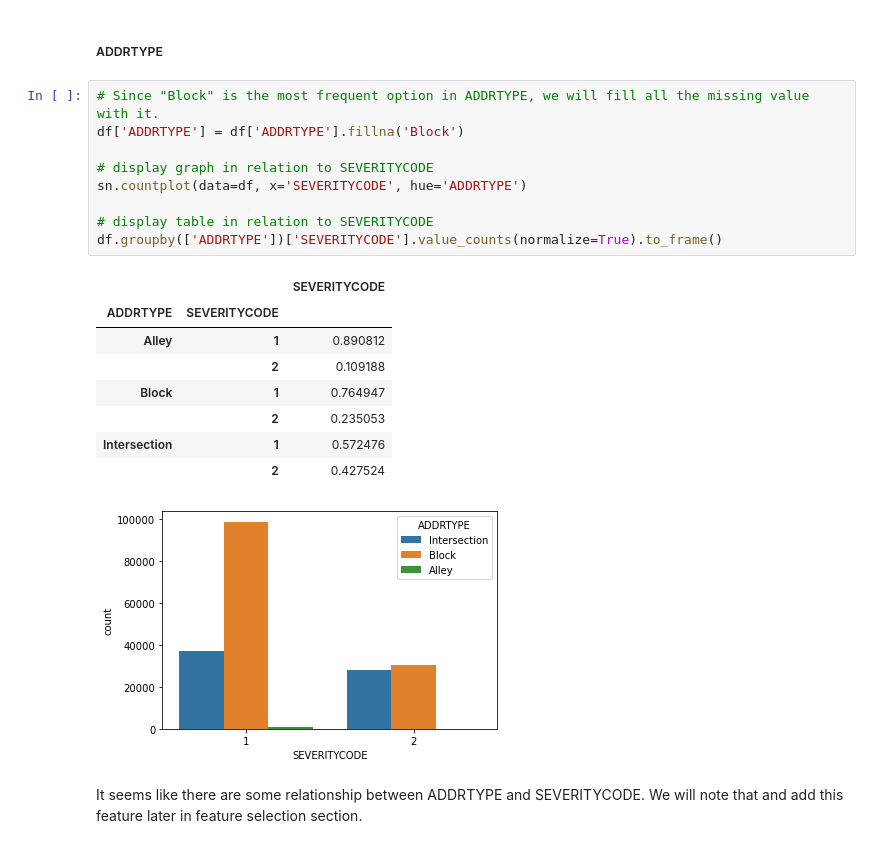
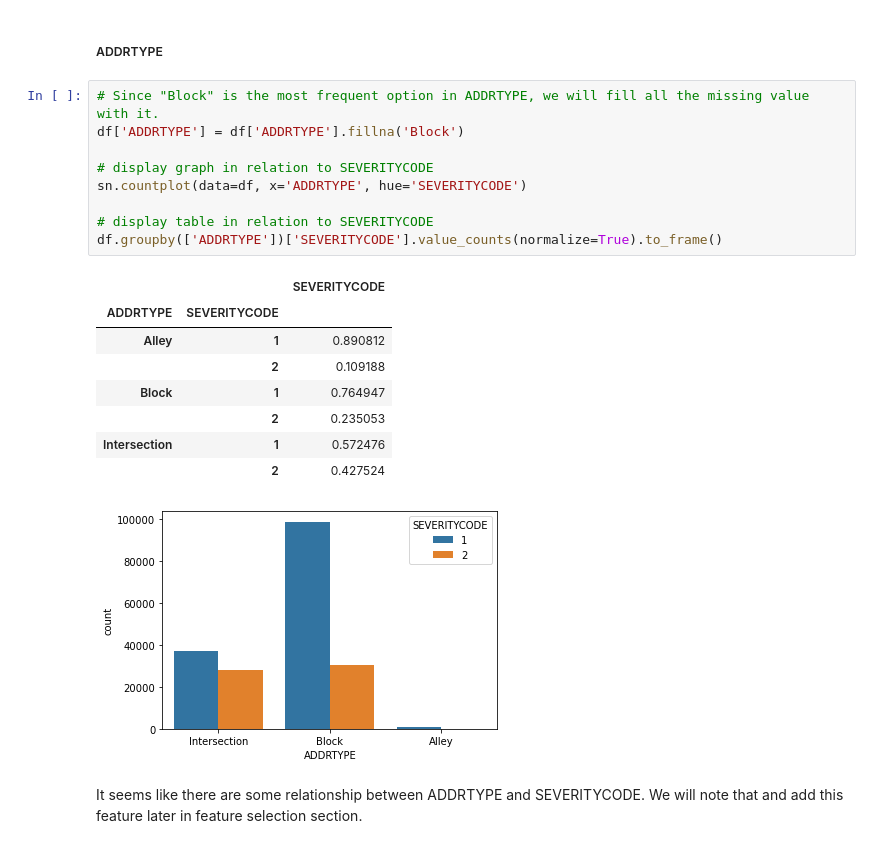
Before and after one commit to Yuanleoluo/Final_Project, a Jupyter notebook: capstoneProject.ipynb, the cells around one changed output. Drawn from its saved outputs; the diff is of its cells as text.

```diff
--- a/capstoneProject.ipynb
+++ b/capstoneProject.ipynb
@@ -213,22 +209,22 @@ fill in missing values with mean or most frequent value, combine features
 # %%
 # Since "Block" is the most frequent option in ADDRTYPE, we will fill all the missing value with it.
 df['ADDRTYPE'] = df['ADDRTYPE'].fillna('Block')
 
 # display graph in relation to SEVERITYCODE
-sn.countplot(data=df, x='SEVERITYCODE', hue='ADDRTYPE')
+sn.countplot(data=df, x='ADDRTYPE', hue='SEVERITYCODE')
 
 # display table in relation to SEVERITYCODE
 df.groupby(['ADDRTYPE'])['SEVERITYCODE'].value_counts(normalize=True).to_frame()
 # %% [output]
 |  |  | SEVERITYCODE |
 | ADDRTYPE | SEVERITYCODE |  |
 | Alley | 1 | 0.890812 |
 |  | 2 | 0.109188 |
 | Block | 1 | 0.764947 |
 |  | 2 | 0.235053 |
 | Intersection | 1 | 0.572476 |
 |  | 2 | 0.427524 |
-[figure, old version]
+[figure, new version]
 # %% [markdown]
 It seems like there are some relationship between ADDRTYPE and SEVERITYCODE. We will note that and add this feature later in feature selection section.
 # %% [markdown]
```
Also changed, not shown: parts of 60 cells of this notebook.
